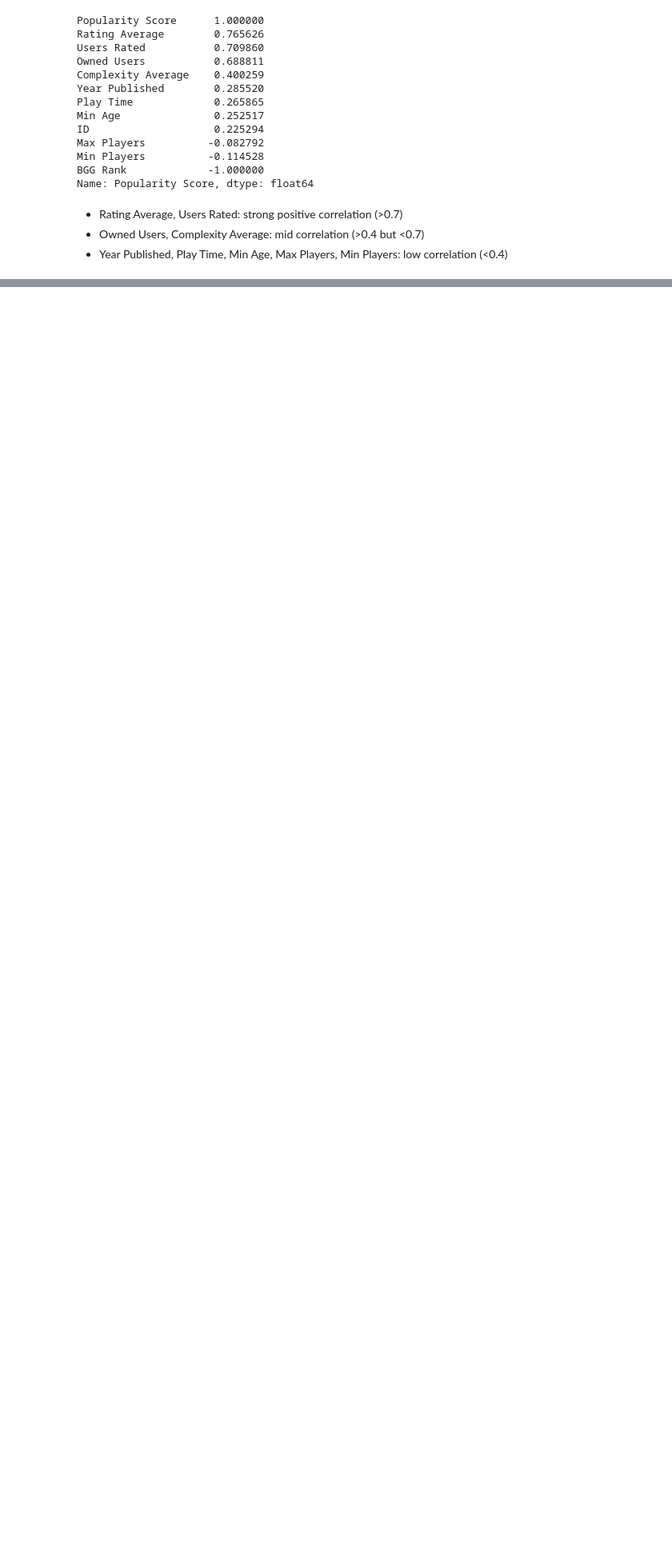
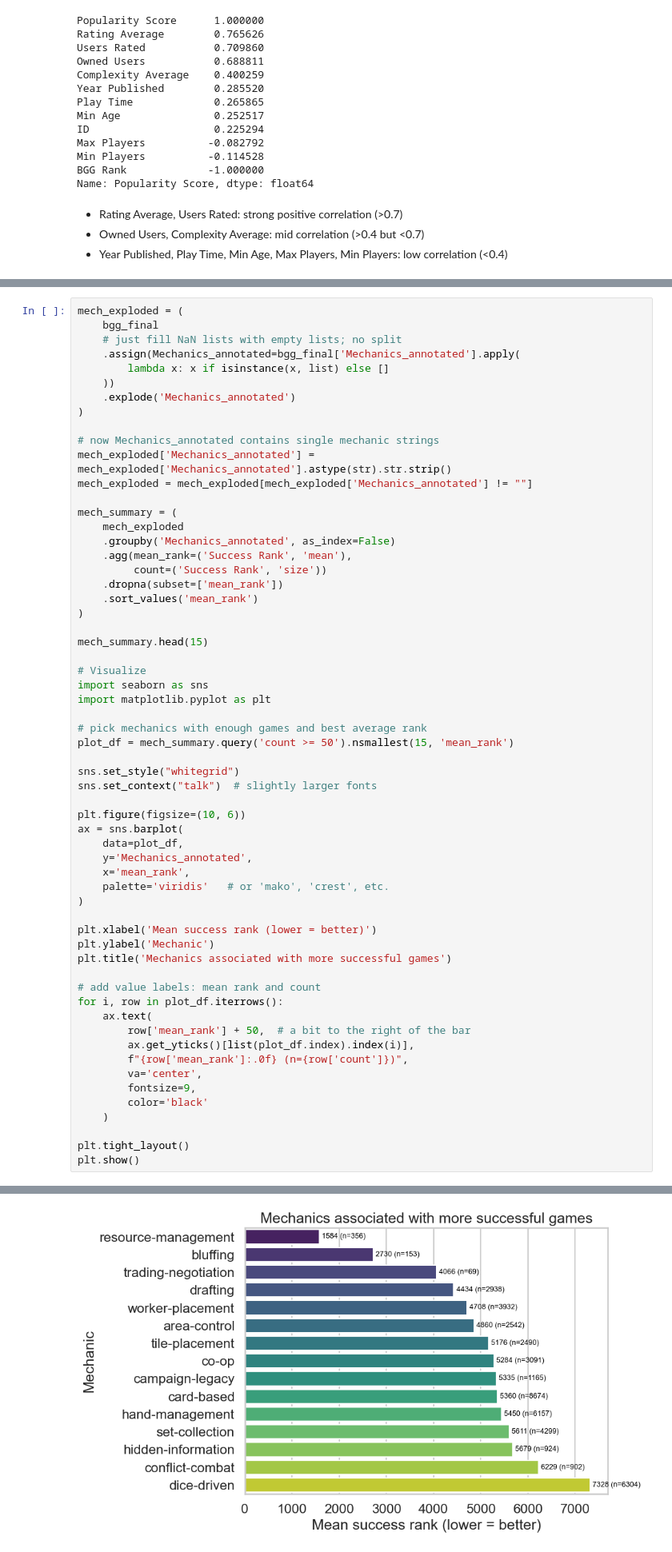
Before and after one commit to Ahmohas/BoardGames, a Jupyter notebook: Final_notebook.ipynb, the cells around one changed output, grey strips where cells are left out. Shown at 80% size. Cells and saved outputs as stored; diff of their text form; blank space fills up the shorter version.

```diff
--- a/Final_notebook.ipynb
+++ b/Final_notebook.ipynb
@@ -360,0 +562,61 @@ Name: Popularity Score, dtype: float64
+# %%
+mech_exploded = (
+    bgg_final
+    # just fill NaN lists with empty lists; no split
+    .assign(Mechanics_annotated=bgg_final['Mechanics_annotated'].apply(
+        lambda x: x if isinstance(x, list) else []
+    ))
+    .explode('Mechanics_annotated')
+)
+
+# now Mechanics_annotated contains single mechanic strings
+mech_exploded['Mechanics_annotated'] = mech_exploded['Mechanics_annotated'].astype(str).str.strip()
+mech_exploded = mech_exploded[mech_exploded['Mechanics_annotated'] != ""]
+
+mech_summary = (
+    mech_exploded
+    .groupby('Mechanics_annotated', as_index=False)
+    .agg(mean_rank=('Success Rank', 'mean'),
+         count=('Success Rank', 'size'))
+    .dropna(subset=['mean_rank'])
+    .sort_values('mean_rank')
+)
+
+mech_summary.head(15)
+
+# Visualize
+import seaborn as sns
+import matplotlib.pyplot as plt
+
+# pick mechanics with enough games and best average rank
+plot_df = mech_summary.query('count >= 50').nsmallest(15, 'mean_rank')
+
+sns.set_style("whitegrid")
+sns.set_context("talk")  # slightly larger fonts
+
+plt.figure(figsize=(10, 6))
+ax = sns.barplot(
+    data=plot_df,
+    y='Mechanics_annotated',
+    x='mean_rank',
+    palette='viridis'   # or 'mako', 'crest', etc.
+)
+
+plt.xlabel('Mean success rank (lower = better)')
+plt.ylabel('Mechanic')
+plt.title('Mechanics associated with more successful games')
+
+# add value labels: mean rank and count
+for i, row in plot_df.iterrows():
+    ax.text(
+        row['mean_rank'] + 50,  # a bit to the right of the bar
+        ax.get_yticks()[list(plot_df.index).index(i)],
+        f"{row['mean_rank']:.0f} (n={row['count']})",
+        va='center',
+        fontsize=9,
+        color='black'
+    )
+
+plt.tight_layout()
+plt.show()
+# %% [output]
@@ -360,0 +626 @@ Name: Popularity Score, dtype: float64
+[figure, added]
```
Also changed, not shown: parts of 12 cells of this notebook.
